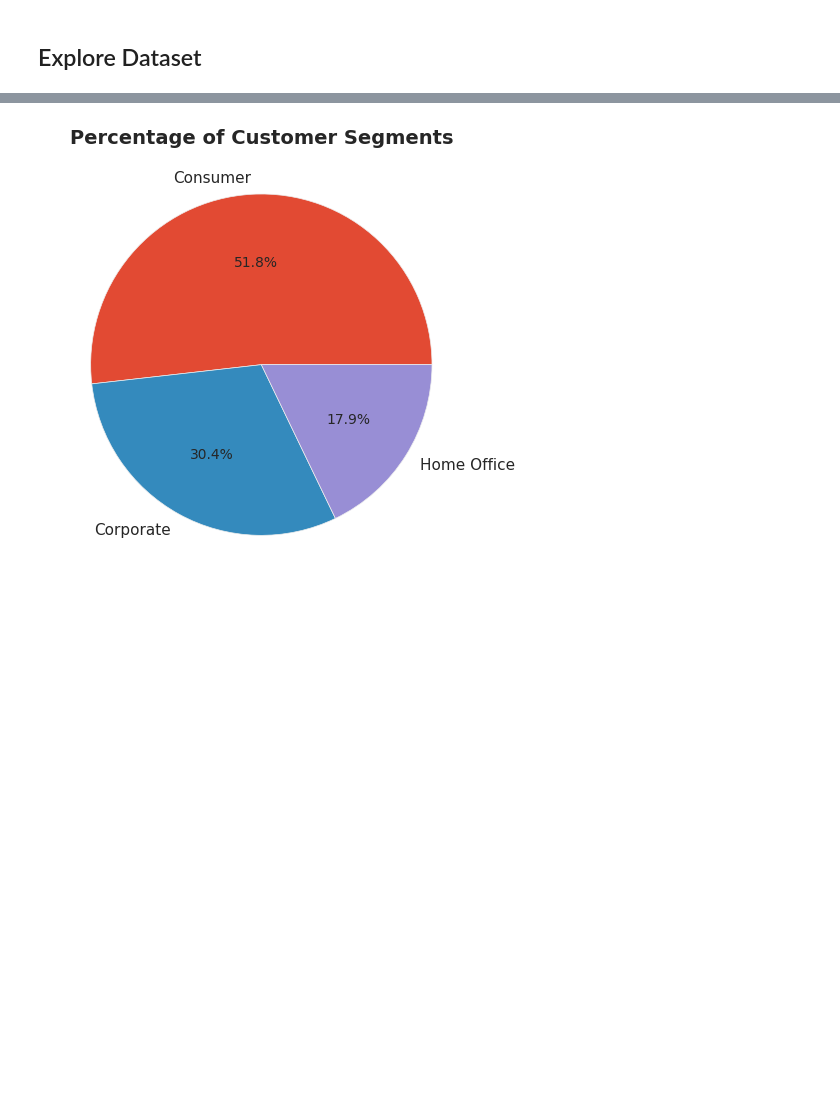
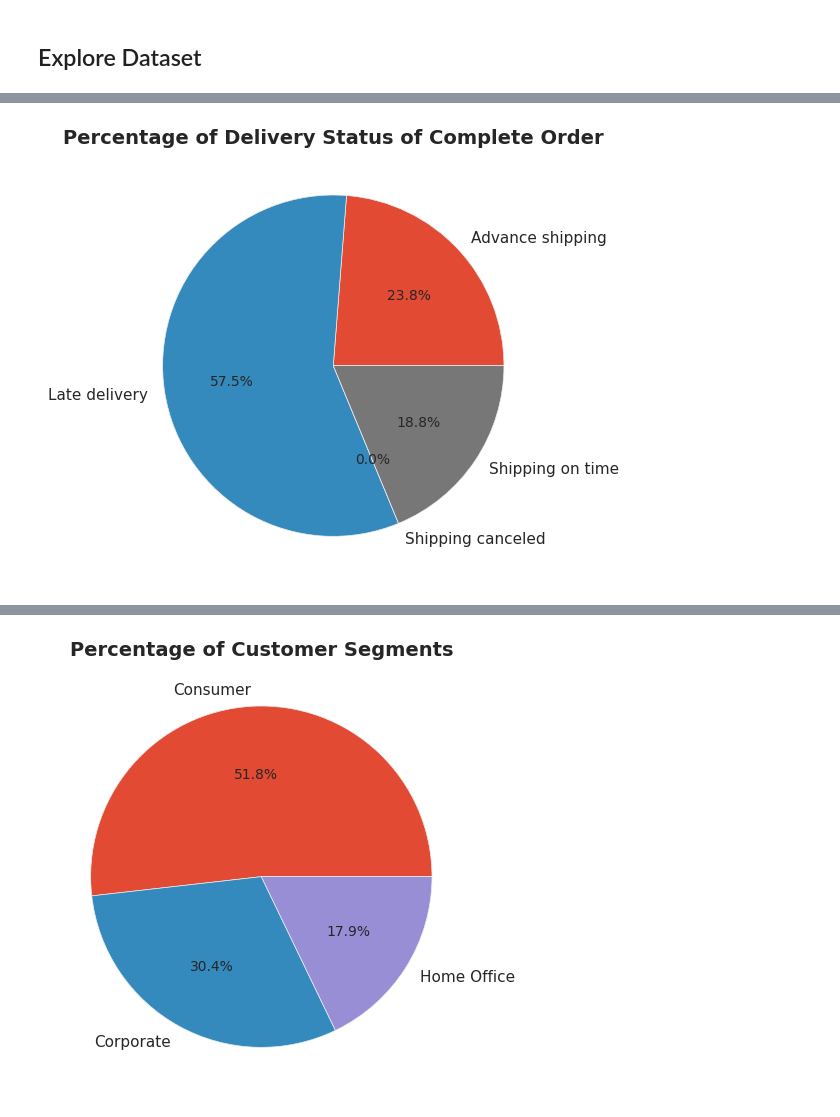
Before and after one commit to azamaufar/supplychainDA, a Jupyter notebook: EDA_Supply_Chain_Data.ipynb, the cells around one changed output, grey strips where cells are left out. Cells and saved outputs as stored; diff of their text form; code cells hidden in the pictures; blank space fills up the shorter version.

```diff
--- a/EDA_Supply_Chain_Data.ipynb
+++ b/EDA_Supply_Chain_Data.ipynb
@@ -271,0 +258,15 @@ plt.show()
+# %%
+#Percentage of Delivery Status of Complete Order
+
+df_complete_order = df.loc[df['Order Status']=='COMPLETE']
+delivery_counts = df_complete_order.groupby('Delivery Status')['Customer Id'].count()
+
+# plot a pie chart
+plt.pie(delivery_counts, labels=delivery_counts.index, autopct='%1.1f%%')
+plt.style.use('ggplot')
+plt.title('Percentage of Delivery Status of Complete Order', fontsize=14, fontweight='bold', loc='center')
+plt.tight_layout()
+plt.savefig('./output/Percentage of Delivery Status of Complete Order.png', format='png', dpi=300)
+plt.show()
+# %% [output]
+[figure, added]
```
Also changed, not shown: parts of 6 cells of this notebook, 4 other files.
